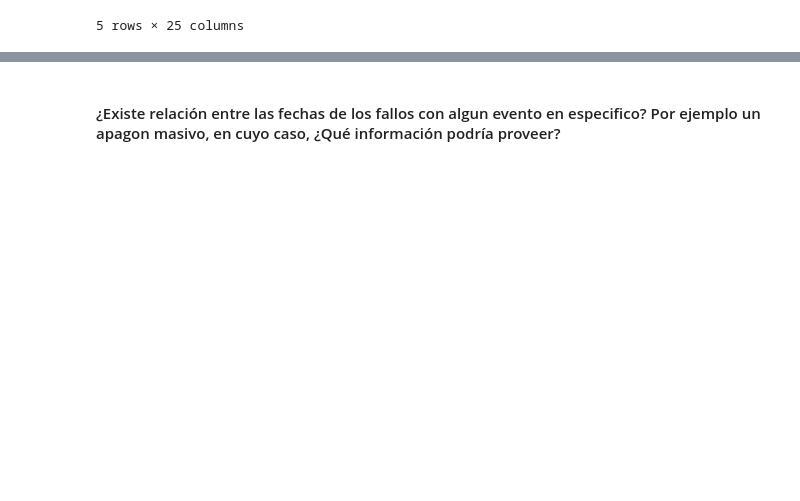
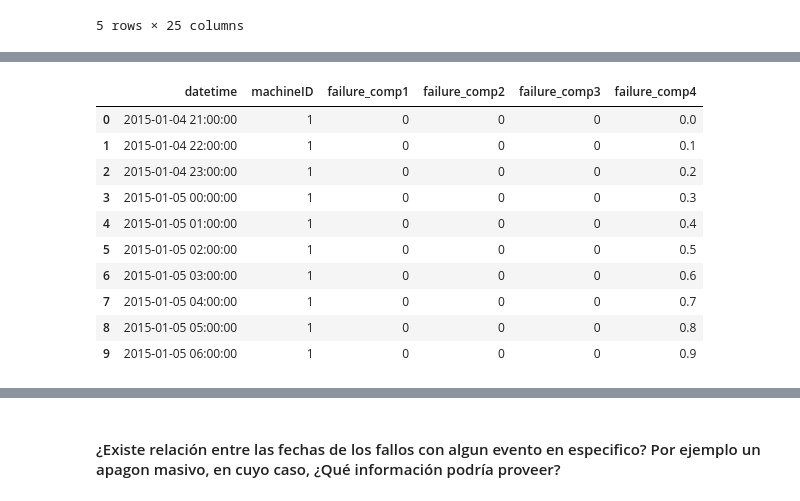
Before and after one commit to Brami01/TIC_Project_PM, a Jupyter notebook: main.ipynb, the cells around one changed output, grey strips where cells are left out. Drawn from its saved outputs; the diff is of its cells as text; code cells hidden in the pictures; blank space fills up the shorter version.

```diff
--- a/main.ipynb
+++ b/main.ipynb
@@ -565,3 +583,17 @@ predict_scores = predict_scores.append(pd.DataFrame({
+# %%
+genFailPrev(pd.get_dummies(failures).iloc[0], 10)
+# %% [output]
+|  | datetime | machineID | failure_comp1 | failure_comp2 | failure_comp3 | failure_comp4 |
+| 0 | 2015-01-04 21:00:00 | 1 | 0 | 0 | 0 | 0.0 |
+| 1 | 2015-01-04 22:00:00 | 1 | 0 | 0 | 0 | 0.1 |
+| 2 | 2015-01-04 23:00:00 | 1 | 0 | 0 | 0 | 0.2 |
+| 3 | 2015-01-05 00:00:00 | 1 | 0 | 0 | 0 | 0.3 |
+| 4 | 2015-01-05 01:00:00 | 1 | 0 | 0 | 0 | 0.4 |
+| 5 | 2015-01-05 02:00:00 | 1 | 0 | 0 | 0 | 0.5 |
+| 6 | 2015-01-05 03:00:00 | 1 | 0 | 0 | 0 | 0.6 |
+| 7 | 2015-01-05 04:00:00 | 1 | 0 | 0 | 0 | 0.7 |
+| 8 | 2015-01-05 05:00:00 | 1 | 0 | 0 | 0 | 0.8 |
+| 9 | 2015-01-05 06:00:00 | 1 | 0 | 0 | 0 | 0.9 |
 # %%
 # Aumentar densidad de failures 24
 
```
Also changed, not shown: parts of 28 cells of this notebook, 1 other file.
